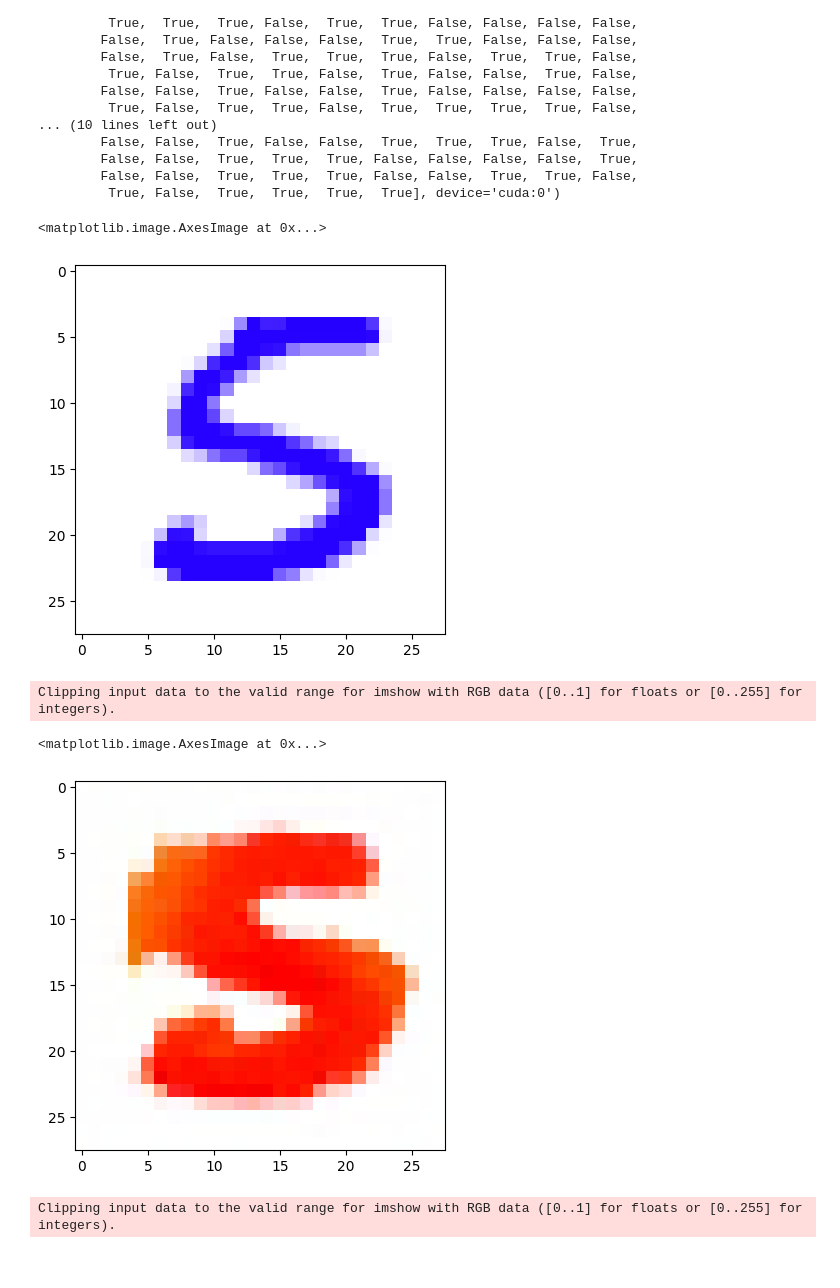
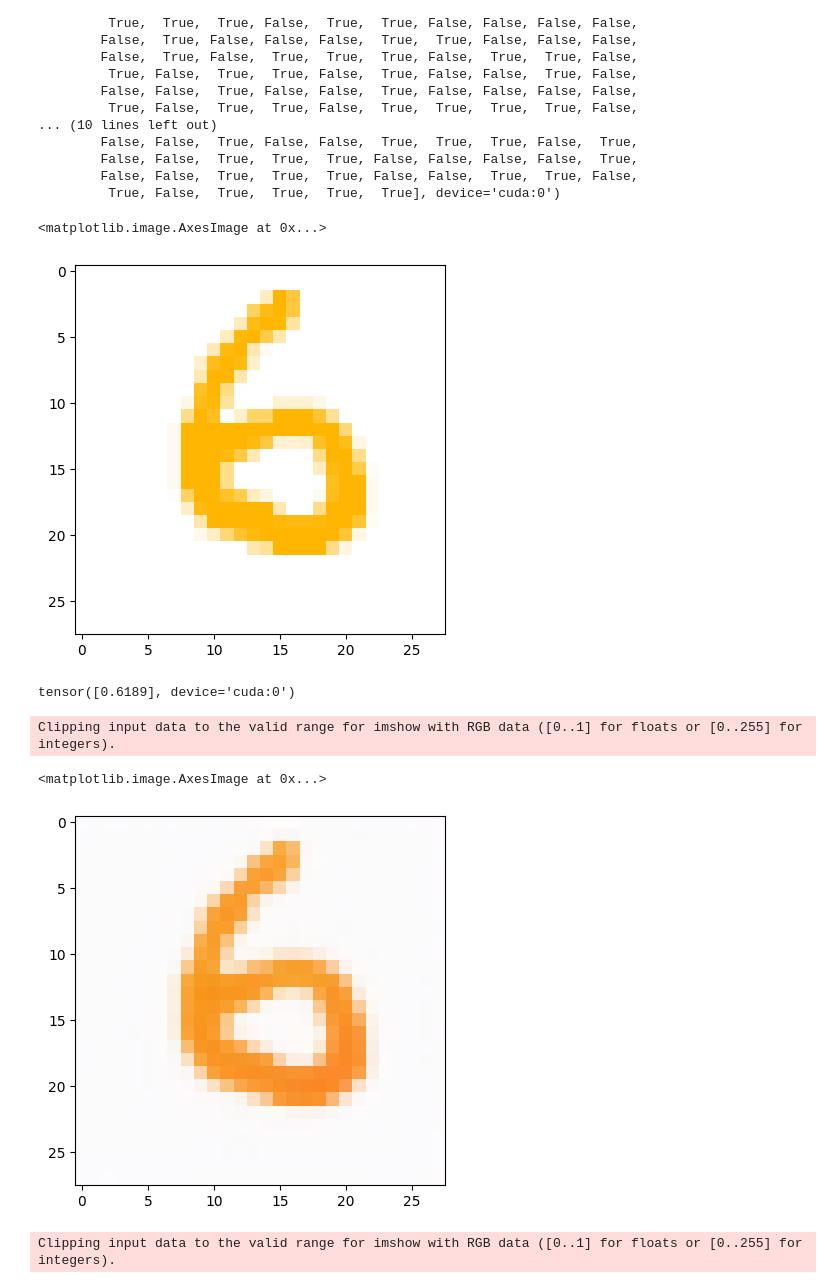
Before and after one commit to echeloni11/Diff_ColorMNIST, a Jupyter notebook: explore.ipynb, the cells around one changed output. Cells and saved outputs as stored; diff of their text form; code cells hidden in the pictures.

```diff
--- a/explore.ipynb
+++ b/explore.ipynb
@@ -26,8 +26,8 @@ ws_test = [0.0, 0.5, 2.0] # strength of generative guidance
 ddpm = DDPM(nn_model=ContextUnetColored(in_channels=3, n_feat=n_feat, n_classes=n_classes, cond_mode=cond_mode), betas=(1e-4, 0.02), n_T=n_T, device=device, drop_prob=0.1, color=True)
 ddpm.to(device)
 
-# ddpm.load_state_dict(torch.load("./experiments/240511_5/model/model_29.pth", map_location=device))
-ddpm.load_state_dict(torch.load("./diff_to_download/240504_2_model_29.pth", map_location=device))
+ddpm.load_state_dict(torch.load("./experiments/240511_2/model/model_29.pth", map_location=device))
+# ddpm.load_state_dict(torch.load("./diff_to_download/240504_2_model_29.pth", map_location=device))
 
 tf = transforms.Compose([transforms.ToTensor()]) # mnist is already normalised 0 to 1
 
@@ -200,14 +200,14 @@ for x, y in testloader:
     y_test = y
     break
 # %%
-x_test_colored, hue_test = add_hue_confounded(x_test, y_test, sigma=10)
+x_test_colored, hue_test = add_hue_confounded(x_test, y_test, sigma=0.05)
 x_test_colored = x_test_colored.reshape(3,28,28).to(device)
 hue_test = hue_test.to(device)
 # %%
 plt.imshow((1-x_test_colored).permute(1,2,0).detach().cpu().numpy())
 # %% [output]
 <matplotlib.image.AxesImage at 0x...>
-[figure, old version]
+[figure, new version]
 # %%
 true_hues = 0.0
 true_hues = torch.tensor([true_hues+0.05]).to(device)
@@ -218,16 +218,20 @@ u = ddpm.abduct(results[0], \
 u_test = ddpm.abduct(x_test_colored, \
                 y_test.to(device),\
                 size=(3,28,28), device=device, guide_w=2, hues=hue_test, hue_uncond=0)
+# %%
+hue_test
+# %% [output]
+tensor([0.6189], device='cuda:0')
 # %%
 x_cf_test = ddpm.reconstruct(u_test, \
-                        torch.tensor([5], dtype=torch.int64, device=device),\
+                        torch.tensor([2], dtype=torch.int64, device=device),\
                         size=(3,28,28), guide_w=2, \
-                        hues=torch.tensor([0.55],device=device), hue_uncond=0)
+                        hues=torch.tensor([0.6189],device=device), hue_uncond=0)
 plt.imshow((-1*x_cf_test[0]+1).permute(1,2,0).detach().cpu().numpy())
 # %% [output]
 Clipping input data to the valid range for imshow with RGB data ([0..1] for floats or [0..255] for integers).
 <matplotlib.image.AxesImage at 0x...>
-[figure, old version]
+[figure, new version]
 # %%
 u_random = torch.randn_like(u)
 # %%
```
Also changed, not shown: parts of 1 cell of this notebook, 4 other files.
